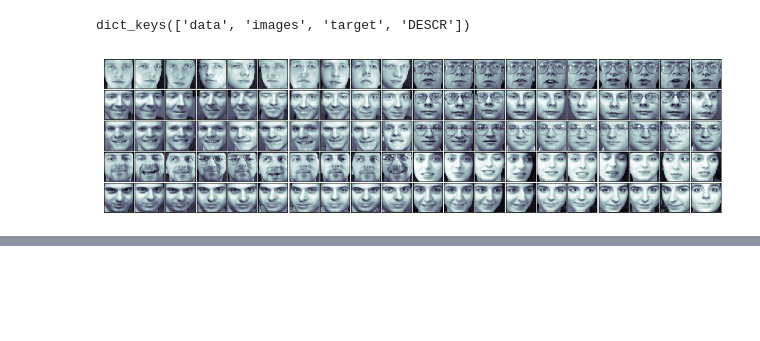
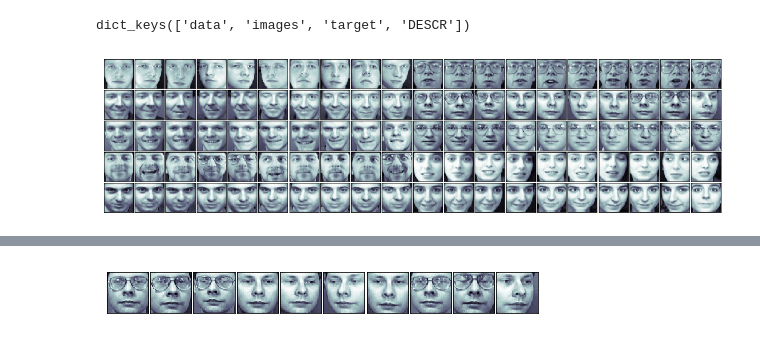
Before and after one commit to lschollmeyer/python_learning, a Jupyter notebook: image_recognition/image_recognition.ipynb, the cells around one changed output, grey strips where cells are left out. Saved outputs shown, nothing was run; the diff lists cells and outputs as text; code cells hidden in the pictures; blank space fills up the shorter version.

Commit message:
image stuff

```diff
--- a/image_recognition/image_recognition.ipynb
+++ b/image_recognition/image_recognition.ipynb
@@ -42,0 +117,4 @@ print_faces(faces.images, faces.target, 100)
+# %%
+X_test = faces.data[30:40]
+y_test = target_glasses[30:40]
+print(y_test.shape[0])
@@ -42,0 +123,6 @@ print_faces(faces.images, faces.target, 100)
+# %%
+select = np.ones(target_glasses.shape[0])
+select[30:40] = 0
+X_train = faces.data[select == 1]
+y_train = target_glasses[select == 1]
+print(y_train.shape[0])
@@ -42,0 +131,3 @@ print_faces(faces.images, faces.target, 100)
+# %%
+svc_3 = SVC(kernel='linear')
+train_and_evaluate(svc_3, X_train, X_test, y_train, y_test)
@@ -42,0 +150,7 @@ print_faces(faces.images, faces.target, 100)
+# %%
+y_pred = svc_3.predict(X_test)
+eval_faces = [np.reshape(a, (64, 64)) for a in X_test]
+# %%
+print_faces(eval_faces, y_pred, 10)
+# %% [output]
+[figure, added]
```
Also changed, not shown: parts of 16 cells of this notebook, 1 other file.
